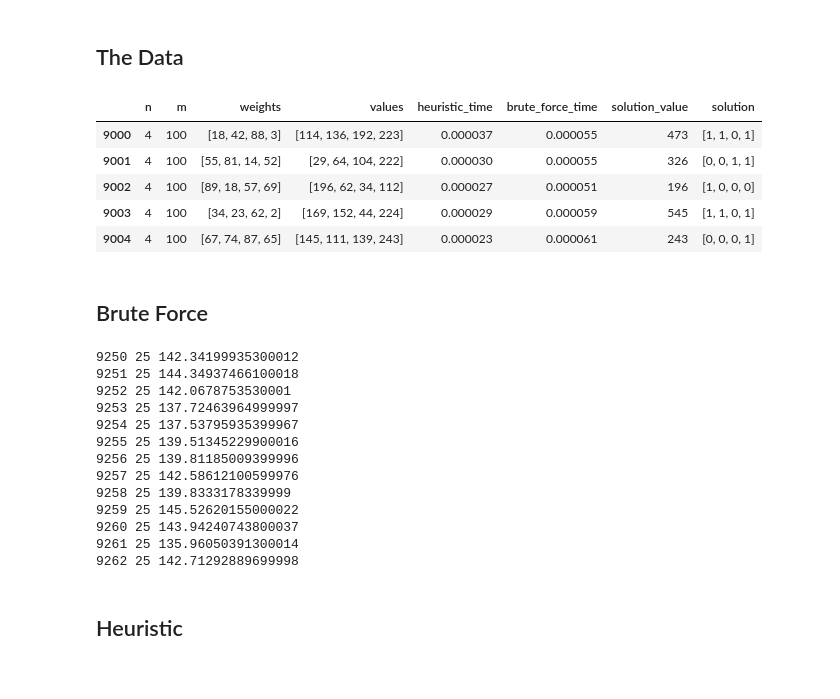
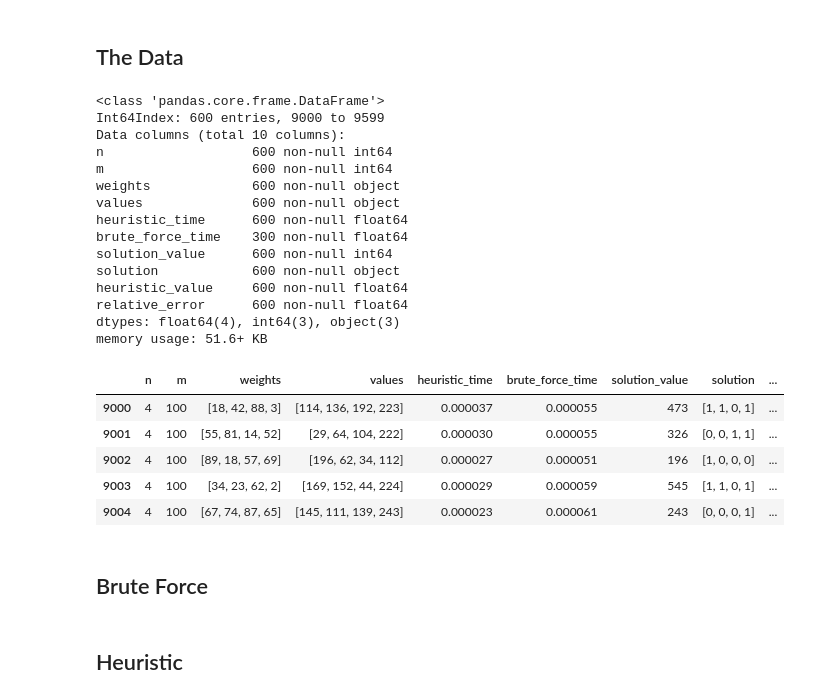
Before and after one commit to podondra/knapsack-problem, a Jupyter notebook: 01-experiments.ipynb, the cells around one changed output. Drawn from its saved outputs; the diff is of its cells as text; code cells hidden in the pictures.

```diff
--- a/01-experiments.ipynb
+++ b/01-experiments.ipynb
@@ -44,14 +47,36 @@ df.to_csv('data-bu.csv')
 # %%
 # restore DataFrame
-bu = pd.read_csv('data-bu.csv', index_col=0)
-bu.head()
+generic = lambda x: ast.literal_eval(x)
+converters = {
+    'weights': generic,
+    'values': generic,
+    'solution': generic
+}
+df = pd.read_csv('data/dataframe-backup.csv', index_col=0, converters=converters)
+df.info()
+df.head()
 # %% [output]
+<class 'pandas.core.frame.DataFrame'>
+Int64Index: 600 entries, 9000 to 9599
+Data columns (total 10 columns):
+n                   600 non-null int64
+m                   600 non-null int64
+weights             600 non-null object
+values              600 non-null object
+heuristic_time      600 non-null float64
+brute_force_time    300 non-null float64
+solution_value      600 non-null int64
+solution            600 non-null object
+heuristic_value     600 non-null float64
+relative_error      600 non-null float64
+dtypes: float64(4), int64(3), object(3)
+memory usage: 51.6+ KB
-|  | n | m | weights | values | heuristic_time | brute_force_time | solution_value | solution |
-| 9000 | 4 | 100 | [18, 42, 88, 3] | [114, 136, 192, 223] | 0.000037 | 0.000055 | 473 | [1, 1, 0, 1] |
-| 9001 | 4 | 100 | [55, 81, 14, 52] | [29, 64, 104, 222] | 0.000030 | 0.000055 | 326 | [0, 0, 1, 1] |
-| 9002 | 4 | 100 | [89, 18, 57, 69] | [196, 62, 34, 112] | 0.000027 | 0.000051 | 196 | [1, 0, 0, 0] |
-| 9003 | 4 | 100 | [34, 23, 62, 2] | [169, 152, 44, 224] | 0.000029 | 0.000059 | 545 | [1, 1, 0, 1] |
-| 9004 | 4 | 100 | [67, 74, 87, 65] | [145, 111, 139, 243] | 0.000023 | 0.000061 | 243 | [0, 0, 0, 1] |
+|  | n | m | weights | values | heuristic_time | brute_force_time | solution_value | solution | ... |
+| 9000 | 4 | 100 | [18, 42, 88, 3] | [114, 136, 192, 223] | 0.000037 | 0.000055 | 473 | [1, 1, 0, 1] | ... |
+| 9001 | 4 | 100 | [55, 81, 14, 52] | [29, 64, 104, 222] | 0.000030 | 0.000055 | 326 | [0, 0, 1, 1] | ... |
+| 9002 | 4 | 100 | [89, 18, 57, 69] | [196, 62, 34, 112] | 0.000027 | 0.000051 | 196 | [1, 0, 0, 0] | ... |
+| 9003 | 4 | 100 | [34, 23, 62, 2] | [169, 152, 44, 224] | 0.000029 | 0.000059 | 545 | [1, 1, 0, 1] | ... |
+| 9004 | 4 | 100 | [67, 74, 87, 65] | [145, 111, 139, 243] | 0.000023 | 0.000061 | 243 | [0, 0, 0, 1] | ... |
 # %%
 ns = [4, 10, 15, 20, 22, 25, 27, 30, 32, 35, 37, 40]
 # %%
@@ -67,18 +92,4 @@ def time_instances(fn, ns, df, time_column):
 # %% [markdown]
 ## Brute Force
 # %%
-time_instances(knap.brute_force, [25], df, 'brute_force_time')
+time_instances(knap.brute_force, [], df, 'brute_force_time')
-# %% [output]
-9250 25 142.34199935300012
-9251 25 144.34937466100018
-9252 25 142.0678753530001
-9253 25 137.72463964999997
-9254 25 137.53795935399967
-9255 25 139.51345229900016
-9256 25 139.81185009399996
-9257 25 142.58612100599976
-9258 25 139.8333178339999
-9259 25 145.52620155000022
-9260 25 143.94240743800037
-9261 25 135.96050391300014
-9262 25 142.71292889699998
```
Also changed, not shown: parts of 18 cells of this notebook, 4 other files.
